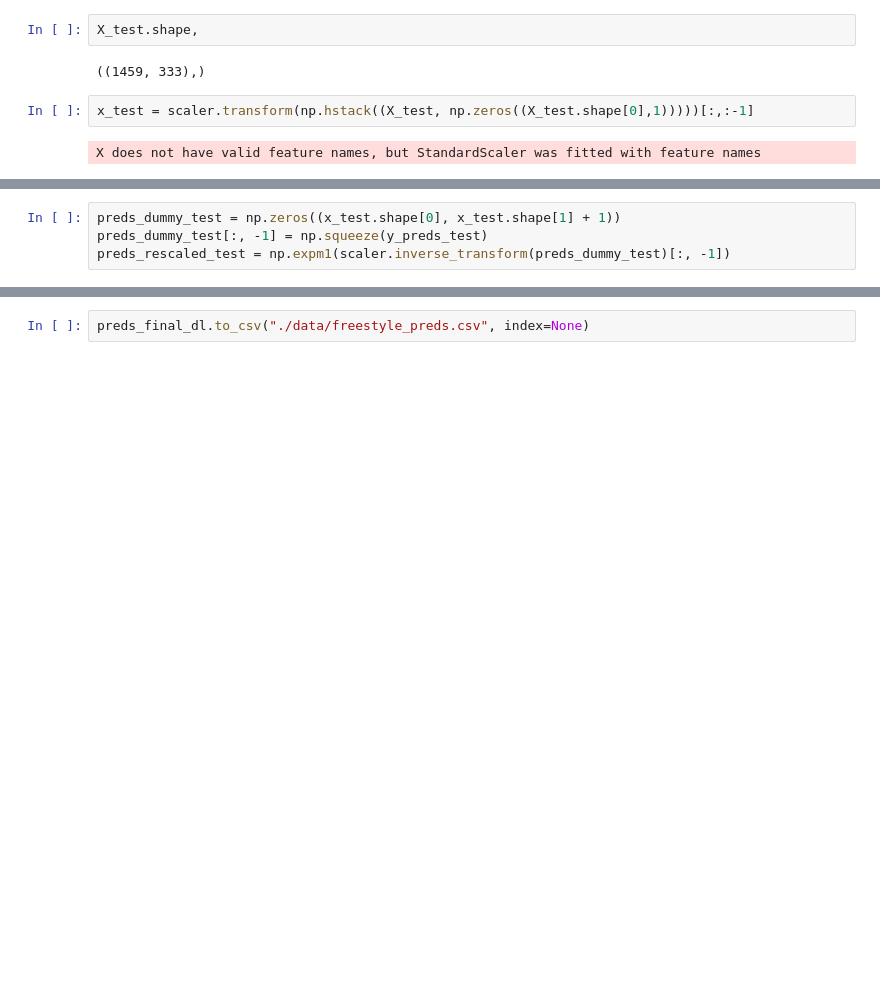
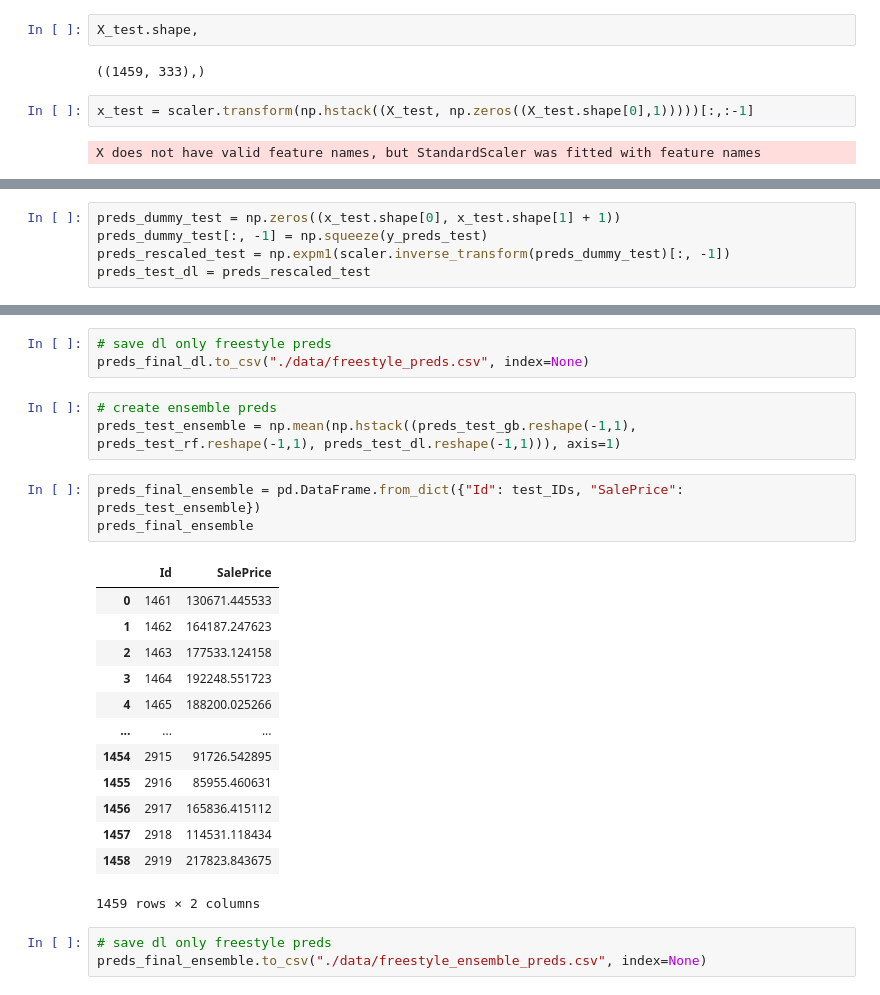
Before and after one commit to tamgyen/data_mining, a Jupyter notebook: tamas_gyenis_IFYYLT_comp_1.ipynb, the cells around one changed output, grey strips where cells are left out. Saved outputs shown, nothing was run; the diff lists cells and outputs as text; blank space fills up the shorter version.

```diff
--- a/tamas_gyenis_IFYYLT_comp_1.ipynb
+++ b/tamas_gyenis_IFYYLT_comp_1.ipynb
@@ -635,3 +666,4 @@ y_preds_test = model.predict(x_test, batch_size=10)
 preds_dummy_test = np.zeros((x_test.shape[0], x_test.shape[1] + 1))
 preds_dummy_test[:, -1] = np.squeeze(y_preds_test)
 preds_rescaled_test = np.expm1(scaler.inverse_transform(preds_dummy_test)[:, -1])
+preds_test_dl = preds_rescaled_test
@@ -659,3 +686,27 @@ preds_final_dl
 1459 rows × 2 columns
 # %%
+# save dl only freestyle preds
 preds_final_dl.to_csv("./data/freestyle_preds.csv", index=None)
+# %%
+# create ensemble preds
+preds_test_ensemble = np.mean(np.hstack((preds_test_gb.reshape(-1,1), preds_test_rf.reshape(-1,1), preds_test_dl.reshape(-1,1))), axis=1)
+# %%
+preds_final_ensemble = pd.DataFrame.from_dict({"Id": test_IDs, "SalePrice": preds_test_ensemble})
+preds_final_ensemble
+# %% [output]
+|  | Id | SalePrice |
+| 0 | 1461 | 130671.445533 |
+| 1 | 1462 | 164187.247623 |
+| 2 | 1463 | 177533.124158 |
+| 3 | 1464 | 192248.551723 |
+| 4 | 1465 | 188200.025266 |
+| ... | ... | ... |
+| 1454 | 2915 | 91726.542895 |
+| 1455 | 2916 | 85955.460631 |
+| 1456 | 2917 | 165836.415112 |
+| 1457 | 2918 | 114531.118434 |
+| 1458 | 2919 | 217823.843675 |
+1459 rows × 2 columns
+# %%
+# save dl only freestyle preds
+preds_final_ensemble.to_csv("./data/freestyle_ensemble_preds.csv", index=None)
```
Also changed, not shown: parts of 29 cells of this notebook.
